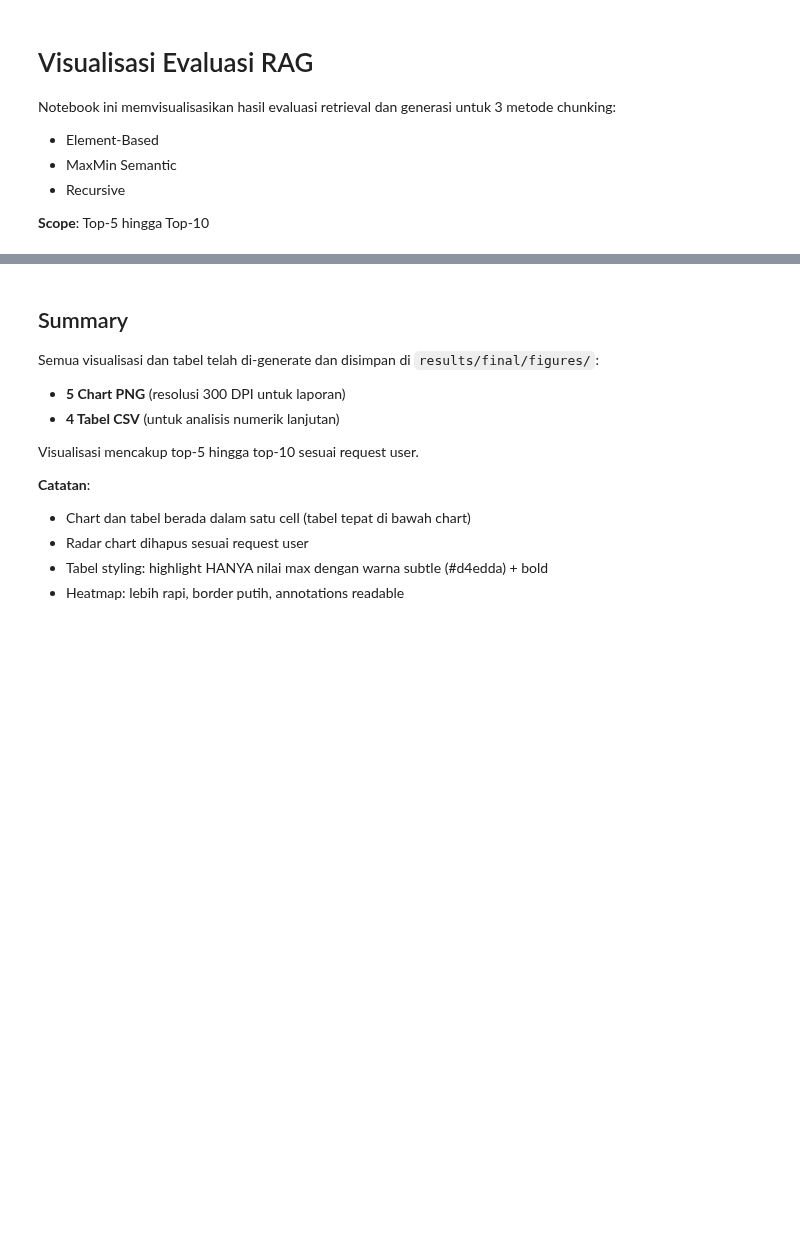
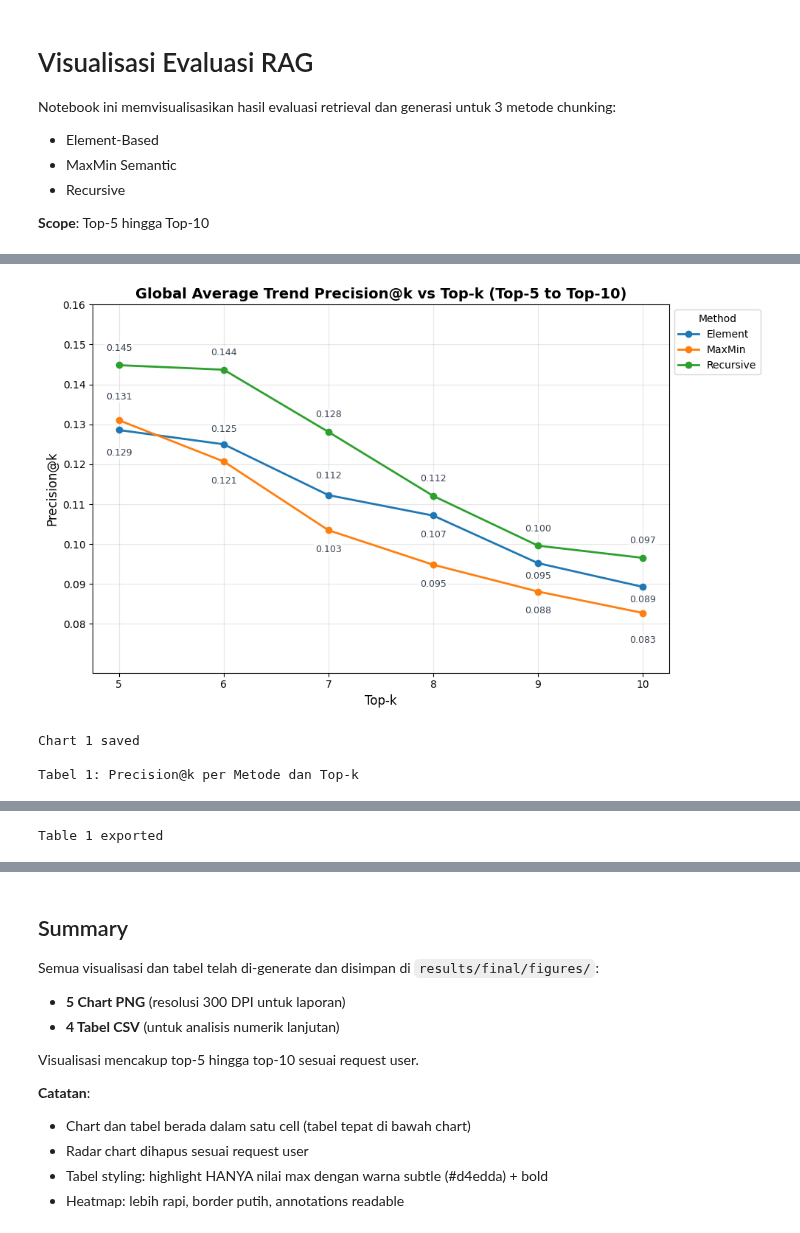
Before and after one commit to haikalthrq/rag-skripsi, a Jupyter notebook: notebooks/eval_visualization.ipynb, the cells around one changed output, grey strips where cells are left out. Cells and saved outputs as stored; diff of their text form; code cells hidden in the pictures; blank space fills up the shorter version.

```diff
--- a/notebooks/eval_visualization.ipynb
+++ b/notebooks/eval_visualization.ipynb
@@ -181,0 +217,78 @@ Agregasi data selesai:
+# %%
+# Chart 1 + Tabel 1: Precision trend (DALAM SATU CELL)
+
+# === CHART ===
+fig, ax = plt.subplots(figsize=(10, 6))
+for method in trend['method_short'].unique():
+    subset = trend[trend['method_short'] == method]
+    ax.plot(subset['top_k'], subset['precision_at_k'], marker='o', label=method, linewidth=2)
+
+precision_label_offsets = {
+    ('Element', 5): (0, -18),
+    ('MaxMin', 5): (0, 18),
+    ('MaxMin', 6): (0, -14),
+    ('MaxMin', 7): (0, -14),
+    ('Element', 7): (0, 14),
+    ('Element', 8): (0, -14),
+    ('Element', 9): (0, -8),
+    ('Element', 10): (0, -8),
+    ('MaxMin', 8): (0, -14),
+    ('MaxMin', 9): (0, -14),
+    ('MaxMin', 10): (0, -22),
+}
+precision_default_offsets = {
+    'Element': (0, 10),
+    'MaxMin': (0, 10),
+    'Recursive': (0, 12),
+}
+for _, row in trend.iterrows():
+    x_offset, y_offset = precision_label_offsets.get(
+        (row['method_short'], int(row['top_k'])),
+        precision_default_offsets[row['method_short']]
+    )
+    ax.annotate(
+        f"{row['precision_at_k']:.3f}",
+        (row['top_k'], row['precision_at_k']),
+        textcoords='offset points',
+        xytext=(x_offset, y_offset),
+        ha='center',
+        va='bottom' if y_offset >= 0 else 'top',
+        fontsize=9,
+        color='#374151',
+        bbox=dict(boxstyle='round,pad=0.12', fc='white', ec='none', alpha=0.78)
+    )
+
+ax.set_xlabel('Top-k', fontsize=12)
+ax.set_ylabel('Precision@k', fontsize=12)
+ax.set_title('Global Average Trend Precision@k vs Top-k (Top-5 to Top-10)', fontsize=14, fontweight='bold')
+ax.legend(title='Method', fontsize=10, loc='upper left', bbox_to_anchor=(1, 1))
+ax.grid(alpha=0.3)
+ax.set_xticks(range(TOPK_MIN, TOPK_MAX + 1))
+pad_y_axis(ax, trend['precision_at_k'])
+precision_y_top = np.ceil(ax.get_ylim()[1] * 100) / 100
+precision_yticks = np.round(np.arange(0.08, precision_y_top + 0.001, 0.01), 2)
+ax.set_yticks(precision_yticks)
+ax.set_yticklabels([f'{tick:.2f}' for tick in precision_yticks])
+
+plt.tight_layout()
+plt.savefig(FIG_DIR / 'chart1_precision_trend.png', dpi=300, bbox_inches='tight')
+plt.show()
+print('Chart 1 saved')
+
+# === TABEL (TEPAT DI BAWAH CHART) ===
+table1 = (
+    trend.pivot(index='top_k', columns='method_short', values='precision_at_k')
+    .rename_axis(index='Top-k', columns='Method')
+)
+print('\nTabel 1: Precision@k per Metode dan Top-k')
+styled_table1 = format_metric_table(table1, axis=1)
+display(styled_table1)
+
+# Export CSV
+table1.to_csv(FIG_DIR / 'table1_precision_trend.csv')
+print('Table 1 exported')
+# %% [output]
+[figure, added]
+Chart 1 saved
+
+Tabel 1: Precision@k per Metode dan Top-k
@@ -181,0 +303 @@ Agregasi data selesai:
+Table 1 exported
```
Also changed, not shown: parts of 26 cells of this notebook, 26 other files.
